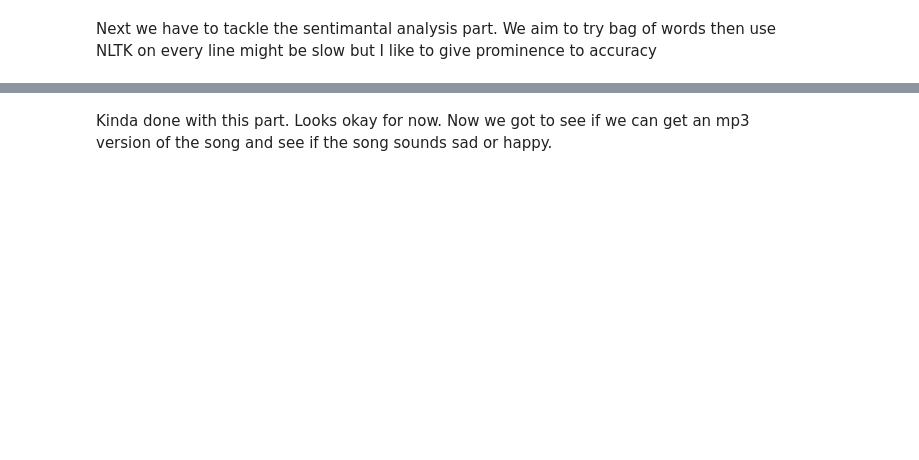
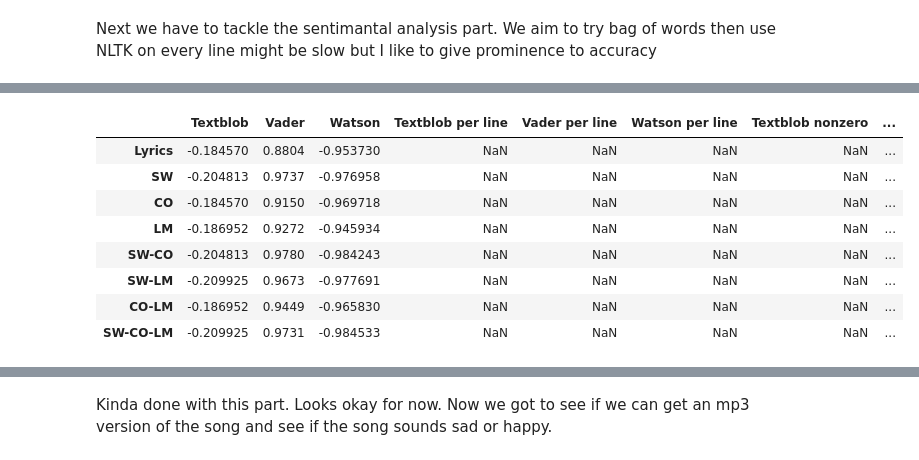
Before and after one commit to Thayyebsalim/music_analyisis, a Jupyter notebook: Music_Sentimental_analysis_NLP_by_Tone_and_Lyrics.ipynb, the cells around one changed output, grey strips where cells are left out. Saved outputs shown, nothing was run; the diff lists cells and outputs as text; code cells hidden in the pictures; blank space fills up the shorter version.

```diff
--- a/Music_Sentimental_analysis_NLP_by_Tone_and_Lyrics.ipynb
+++ b/Music_Sentimental_analysis_NLP_by_Tone_and_Lyrics.ipynb
@@ -339,0 +416,4 @@ print ("Average:",(sumofpol)*100/len(lyr),"%")
+# %%
+def get_textblob_score(lyr):
+  blob=TextBlob(lyr)
+  return blob.polarity
@@ -339,0 +424,15 @@ print ("Average:",(sumofpol)*100/len(lyr),"%")
+# %%
+!pip install watson_developer_cloud
+from watson_developer_cloud import NaturalLanguageUnderstandingV1
+from watson_developer_cloud.natural_language_understanding_v1 import Features, EntitiesOptions, KeywordsOptions, SentimentOptions, CategoriesOptions
+natural_language_understanding = NaturalLanguageUnderstandingV1(
+    version='2018-11-16',
+    iam_apikey="hzkkbjivKNHfoi3cFlMBOPG6-YHLc-7CAQKwXn8Rt7JT",
+    url="https://api.eu-gb.natural-language-understanding.watson.cloud.ibm.com/instances/512aa79c-a8ba-43fa-b9d5-a4382099b06f" # paste the url here
+    )
+def get_watson_score(input_text):
+    response = natural_language_understanding.analyze (
+    text = input_text,
+    features = Features(sentiment=SentimentOptions())).get_result()
+    res = response.get('sentiment').get('document').get('score')
+    return res
@@ -339,0 +455,18 @@ print ("Average:",(sumofpol)*100/len(lyr),"%")
+# %%
+# Returns all transformed arrays and further maps the arrays
+
+def get_lyric_arrays(lyr_arr):
+  return [lyr_arr,
+          remove_stopword(lyr_arr),
+          remove_contraction(lyr_arr),
+          lemmatize_words(lyr_arr),
+          remove_contraction(remove_stopword(lyr_arr)),
+          lemmatize_words(remove_stopword(lyr_arr)),
+          remove_contraction(lemmatize_words(lyr_arr)),
+          lemmatize_words(remove_contraction(remove_stopword(lyr_arr)))]
+
+def get_lyrics(arr):
+  return list(map(convert_arr_to_str,arr))
+
+list_of_converted_lyr_arr=get_lyric_arrays(lyrics_as_array) #returns a tuple with 3 items lyrics, lyrics without stop wordsm
+list_of_converted_lyr=get_lyrics(list_of_converted_lyr_arr)
@@ -339,0 +499,15 @@ print ("Average:",(sumofpol)*100/len(lyr),"%")
+# %%
+df["Textblob"]=list(map(get_textblob_score,list_of_converted_lyr))
+df["Vader"]=list(map(get_vader_score,list_of_converted_lyr))
+df["Watson"]=list(map(get_watson_score,list_of_converted_lyr))
+df
+# %% [output]
+|  | Textblob | Vader | Watson | Textblob per line | Vader per line | Watson per line | Textblob nonzero | ... |
+| Lyrics | -0.184570 | 0.8804 | -0.953730 | NaN | NaN | NaN | NaN | ... |
+| SW | -0.204813 | 0.9737 | -0.976958 | NaN | NaN | NaN | NaN | ... |
+| CO | -0.184570 | 0.9150 | -0.969718 | NaN | NaN | NaN | NaN | ... |
+| LM | -0.186952 | 0.9272 | -0.945934 | NaN | NaN | NaN | NaN | ... |
+| SW-CO | -0.204813 | 0.9780 | -0.984243 | NaN | NaN | NaN | NaN | ... |
+| SW-LM | -0.209925 | 0.9673 | -0.977691 | NaN | NaN | NaN | NaN | ... |
+| CO-LM | -0.186952 | 0.9449 | -0.965830 | NaN | NaN | NaN | NaN | ... |
+| SW-CO-LM | -0.209925 | 0.9731 | -0.984533 | NaN | NaN | NaN | NaN | ... |
```
Also changed, not shown: parts of 44 cells of this notebook.
